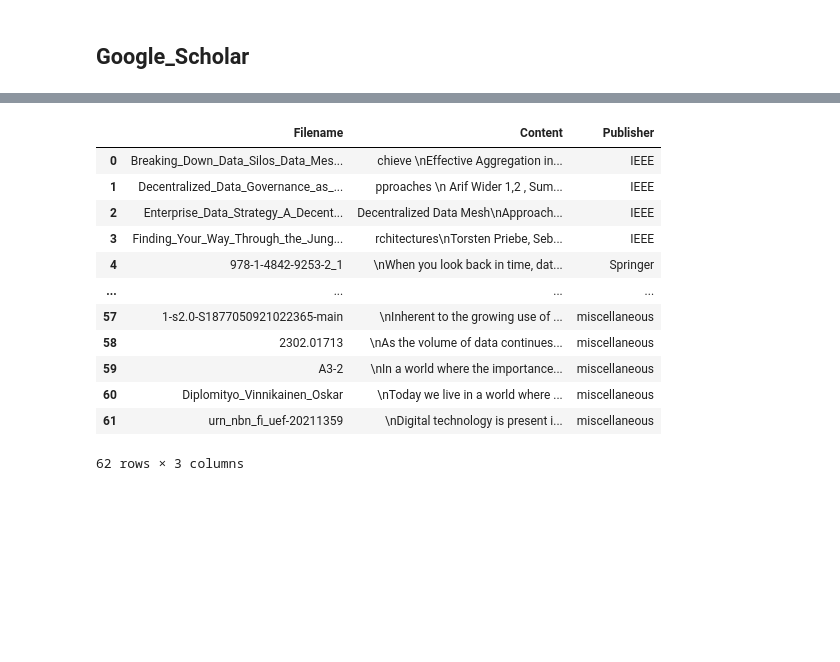
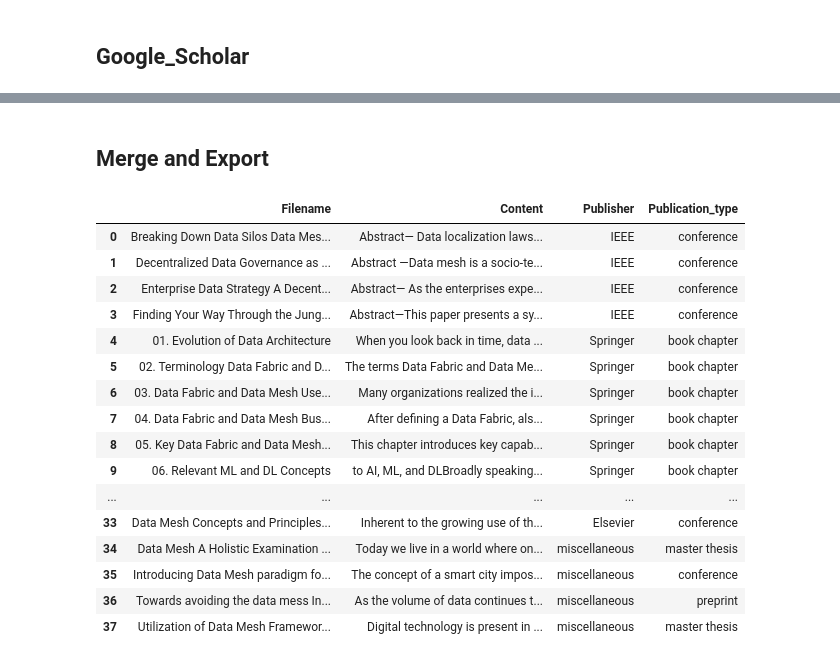
Before and after one commit to clumsyspeedboat/data_mesh_topics_and_sentiment, a Jupyter notebook: 01_Extract_pdf.ipynb, the cells around one changed output, grey strips where cells are left out. Cells and saved outputs as stored; diff of their text form; code cells hidden in the pictures; blank space fills up the shorter version.

```diff
--- a/01_Extract_pdf.ipynb
+++ b/01_Extract_pdf.ipynb
@@ -102,7 +127,9 @@ folder_path = r'C:\Users\mondal\OneDrive - Technische Hochschule Ingolstadt\Work
 # folder_path = r'C:\Users\sitas\OneDrive\Desktop\data_mesh_topics_and_sentiment\dataset\Data_Mesh_Literature\Springer_Link'
 
 # Specify page range, custom exclusion, and exclude section as needed
-custom_exclusion = ['© Eberhard Hechler, Maryela Weihrauch, Yan (Catherine) Wu 2023', 'E. Hechler et al., Data Fabric and Data Mesh Approaches with AI,'
+custom_exclusion = ['\n',
+                    'https://doi.org/10.1007/978-1-4842-9253-2_1',
+                    '© Eberhard Hechler, Maryela Weihrauch, Yan (Catherine) Wu 2023', 'E. Hechler et al., Data Fabric and Data Mesh Approaches with AI,'
                     'https://doi.org/10.1007/978-1-4842-9253-2_1', 'https://doi.org/10.1007/978-1-4842-9253-2_2', 'https://doi.org/10.1007/978-1-4842-9253-2_3',
                     'https://doi.org/10.1007/978-1-4842-9253-2_4', 'https://doi.org/10.1007/978-1-4842-9253-2_5', 'https://doi.org/10.1007/978-1-4842-9253-2_6',
                     'https://doi.org/10.1007/978-1-4842-9253-2_7', 'https://doi.org/10.1007/978-1-4842-9253-2_8', 'https://doi.org/10.1007/978-1-4842-9253-2_9',
@@ -142,7 +169,7 @@ custom_exclusion = ['© Eberhard Hechler, Maryela Weihrauch, Yan (Catherine) Wu
                    ]
 
 # start_section_abs = 'Abstract'
-start_sections = ['Introduction', 'Abstract']
+start_sections = ['Abstract', 'Introduction']
 exclude_section = 'References'
 
 springer_pdf_content_dict = {}
@@ -155,11 +182,11 @@ for filename in os.listdir(folder_path):
         # Get the base name (without extension) of the file
         base_name = os.path.splitext(filename)[0]
 
-        # Specify the page range for certain PDFs (e.g., pages 1 to 5)
-        page_range = (200, 210) if base_name == "978-3-031-36118-0" else None
+        # # Specify the page range for certain PDFs (e.g., pages 1 to 5)
+        # page_range = (200, 210) if base_name == "978-3-031-36118-0" else None
 
         # Call the pdf_to_dataframe function for each PDF
-        springer_pdf_content = pdf_to_text(pdf_path, start_sections, exclude_section, custom_exclusion, page_range)
+        springer_pdf_content = pdf_to_text(pdf_path, start_sections, exclude_section, custom_exclusion)
 
         # Store the filename and content in the dictionary
         springer_pdf_content_dict[base_name] = springer_pdf_content
@@ -195,4 +222,5 @@ folder_path = r'C:\Users\mondal\OneDrive - Technische Hochschule Ingolstadt\Work
 # folder_path = r'C:\Users\sitas\OneDrive\Desktop\data_mesh_topics_and_sentiment\dataset\Data_Mesh_Literature\Research_Gate'
 
 # Specify page range, custom exclusion, and exclude section as needed
-custom_exclusion = ['Sarah Choudhary, Prospect Ph.D. from Capitol University in Data Science',
+custom_exclusion = ['\n',
+                    'Sarah Choudhary, Prospect Ph.D. from Capitol University in Data Science',
@@ -206,7 +234,7 @@ custom_exclusion = ['Sarah Choudhary, Prospect Ph.D. from Capitol University in
                     'Tampere University of Technology, Finland',
                     'The Hong Kong University of Science and Technology, China',
                     'arXiv:2304.01062v1',
-                    'Abel and Indika, et al.'
+                    'Abel and Indika, et al.',
                     'https://agrovoc.fao.org/browse/agrovoc/en/ (visited August 17, 2023).',
                     'http://agrold.org (visited August 17, 2023).',
                     'https://creativecommons.org/licenses/ (visited August 17, 2023).',
@@ -248,7 +276,7 @@ custom_exclusion = ['Sarah Choudhary, Prospect Ph.D. from Capitol University in
                    ]
 
 # start_section_abs = 'Abstract'
-start_sections = ['Introduction', 'Abstract', 'INTRODUCTION', 'The user has requested enhancement of the downloaded file.']
+start_sections = ['Accenture Labs, Dublin, Ireland','Abstract', 'Introduction', 'INTRODUCTION', 'The user has requested enhancement of the downloaded file.']
 exclude_section = 'References'
 
 research_gate_pdf_content_dict = {}
@@ -334,11 +380,15 @@ folder_path = r'C:\Users\mondal\OneDrive - Technische Hochschule Ingolstadt\Work
 # folder_path = r'C:\Users\sitas\OneDrive\Desktop\data_mesh_topics_and_sentiment\dataset\Data_Mesh_Literature\Google_Scholar'
 
 # Specify page range, custom exclusion, and exclude section as needed
-custom_exclusion = ['URI: https://hdl.handle.net/10125/103468', '978-0-9981331-6-4', '(CC BY-NC-ND 4.0)',
+custom_exclusion = ['\n',
+                    'Authors’ addresses: Jan Bode, jan.bode1@ibm.com, IBM, Germany; Niklas Kühl,kuehl@uni-bayreuth.de, University of Bayreuth, Germany; Dominik Kreuzberger,dominik.kreuzberger@ibm.com, IBM, Germany; Sebastian Hirschl, sebastian.hirschl@de.ibm.com, IBM, Germany.; Carsten Holtmann, carsten.holtmann@de.ibm.com, IBM,Germany.',
+                    'URI: https://hdl.handle.net/10125/103468', '978-0-9981331-6-4', '(CC BY-NC-ND 4.0)',
                    'The research was conducted as part of the Polish Ministry of Education and Science’s Industrial Doctorate Program implemented from 2020 to 2024 (Contract No. DWD/4/24/2020)',
-                   '© The Author(s), under exclusive license to Springer Nature Switzerland AG 2023', 'Z. Hu et al. (Eds.): ICCSEEA 2023, LNDECT 181, pp. 3–12, 2023.', 'https://doi.org/10.1007/978-3-031-36118-0_1',
-                   ' Y. Tang and G. Li',
+                    '© The Author(s), under exclusive license to Springer Nature Switzerland AG 2023', 'Z. Hu et al. (Eds.): ICCSEEA 2023, LNDECT 181, pp. 3–12, 2023.', 'https://doi.org/10.1007/978-3-031-36118-0_1',
+                    ' Y. Tang and G. Li',
+                    'arXiv:2302.01713v2',
                    'arXiv:2302.01713v2 [cs.AI] 5 Apr 2023',
+                    '[cs.AI]  5 Apr 2023',
                    '∗This manuscript does not represent an official IBM statement',
                    '0VERSION 1.1 as of 05/04/2023',
                    '• Bode and Kühl, et al.',
@@ -352,7 +402,7 @@ custom_exclusion = ['URI: https://hdl.handle.net/10125/103468', '978-0-9981331-6
                    'Examiners: Associate professor Kalle Elfvengren and Post-doctoral researcher Antti YläKujala'
                    ]
 
-start_section_intro = ['Introduction', 'Abstract', 'INTRODUCTION', '1 Introduction']
+start_section_intro = ['Abstract', 'Introduction', 'INTRODUCTION', '1 Introduction']
 exclude_section = 'References'
 
 Google_scholar_pdf_content_dict = {}
@@ -365,10 +415,10 @@ for filename in os.listdir(folder_path):
         # Get the base name (without extension) of the file
         base_name = os.path.splitext(filename)[0]
 
-        if base_name == "Diplomityo_Vinnikainen_Oskar":
+        if base_name == "Data Mesh A Holistic Examination Of Its Principles, Practices, And Potential_master thesis":
             page_range = (9, 90)
 
-        elif base_name == "urn_nbn_fi_uef-20211359":
+        elif base_name == "Utilization of Data Mesh Framework as a Part of Organization's Data Management_master thesis":
             page_range = (6, 56)
 
         else:
@@ -395,23 +441,30 @@ Google_scholar_pdf_df
+# %% [markdown]
+## Merge and Export
 # %%
-combined_df = pd.concat([IEEE_pdf_df,springer_pdf_df,
+combined_df = pd.concat([IEEE_pdf_df,
                          springer_pdf_df,
                          research_gate_pdf_df,
                          Science_direct_pdf_df,
                          Google_scholar_pdf_df], ignore_index=True)
 
-# Print or use the combined DataFrame
+
+combined_df[['Filename', 'Publication_type']] = combined_df['Filename'].str.split('_', expand=True)
 combined_df
 # %% [output]
-|  | Filename | Content | Publisher |
-| 0 | Breaking_Down_Data_Silos_Data_Mes... | chieve \nEffective Aggregation in... | IEEE |
-| 1 | Decentralized_Data_Governance_as_... | pproaches \n Arif Wider 1,2 , Sum... | IEEE |
-| 2 | Enterprise_Data_Strategy_A_Decent... | Decentralized Data Mesh\nApproach... | IEEE |
-| 3 | Finding_Your_Way_Through_the_Jung... | rchitectures\nTorsten Priebe, Seb... | IEEE |
-| 4 | 978-1-4842-9253-2_1 | \nWhen you look back in time, dat... | Springer |
-| ... | ... | ... | ... |
-| 57 | 1-s2.0-S1877050921022365-main | \nInherent to the growing use of ... | miscellaneous |
-| 58 | 2302.01713 | \nAs the volume of data continues... | miscellaneous |
-| 59 | A3-2 | \nIn a world where the importance... | miscellaneous |
-| 60 | Diplomityo_Vinnikainen_Oskar | \nToday we live in a world where ... | miscellaneous |
-| 61 | urn_nbn_fi_uef-20211359 | \nDigital technology is present i... | miscellaneous |
+|  | Filename | Content | Publisher | Publication_type |
+| 0 | Breaking Down Data Silos Data Mes... | Abstract— Data localization laws... | IEEE | conference |
+| 1 | Decentralized Data Governance as ... | Abstract —Data mesh is a socio-te... | IEEE | conference |
+| 2 | Enterprise Data Strategy A Decent... | Abstract— As the enterprises expe... | IEEE | conference |
+| 3 | Finding Your Way Through the Jung... | Abstract—This paper presents a sy... | IEEE | conference |
+| 4 | 01. Evolution of Data Architecture | When you look back in time, data ... | Springer | book chapter |
+| 5 | 02. Terminology Data Fabric and D... | The terms Data Fabric and Data Me... | Springer | book chapter |
+| 6 | 03. Data Fabric and Data Mesh Use... | Many organizations realized the i... | Springer | book chapter |
+| 7 | 04. Data Fabric and Data Mesh Bus... | After defining a Data Fabric, als... | Springer | book chapter |
+| 8 | 05. Key Data Fabric and Data Mesh... | This chapter introduces key capab... | Springer | book chapter |
+| 9 | 06. Relevant ML and DL Concepts | to AI, ML, and DLBroadly speaking... | Springer | book chapter |
+| ... | ... | ... | ... | ... |
+| 33 | Data Mesh Concepts and Principles... | Inherent to the growing use of th... | Elsevier | conference |
+| 34 | Data Mesh A Holistic Examination ... | Today we live in a world where on... | miscellaneous | master thesis |
+| 35 | Introducing Data Mesh paradigm fo... | The concept of a smart city impos... | miscellaneous | conference |
+| 36 | Towards avoiding the data mess In... | As the volume of data continues t... | miscellaneous | preprint |
+| 37 | Utilization of Data Mesh Framewor... | Digital technology is present in ... | miscellaneous | master thesis |
-62 rows × 3 columns
```
Also changed, not shown: parts of 12 cells of this notebook, 7 other files.
